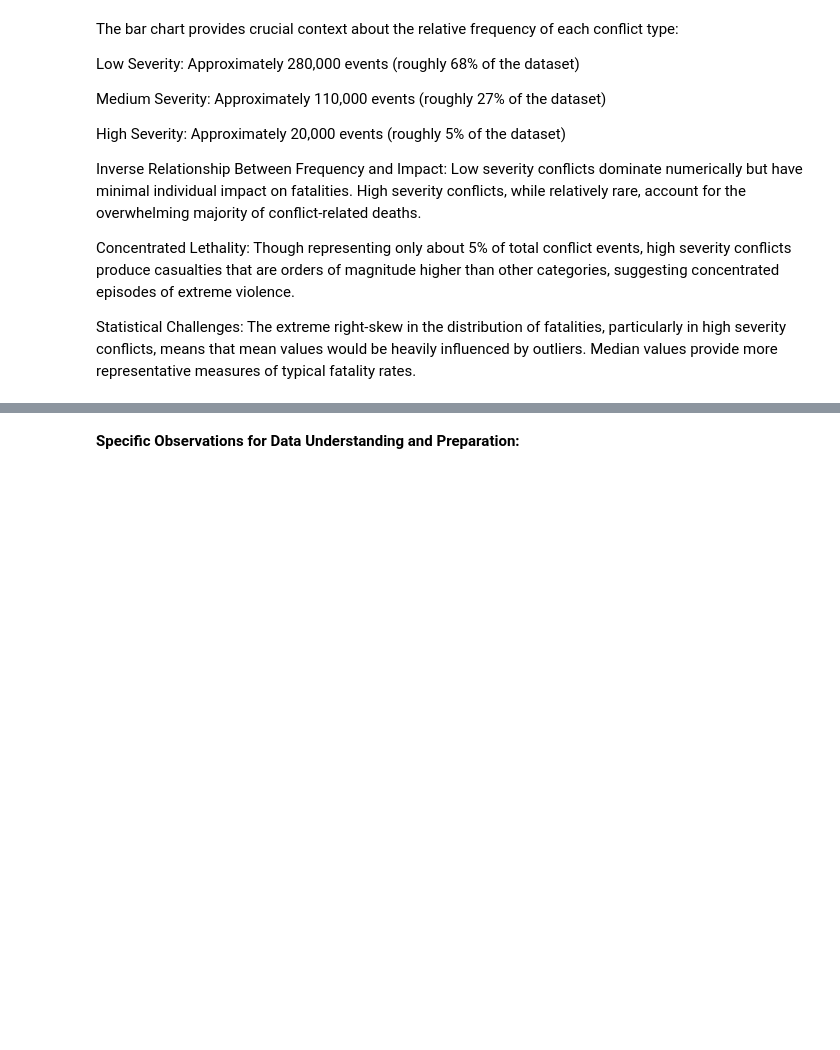
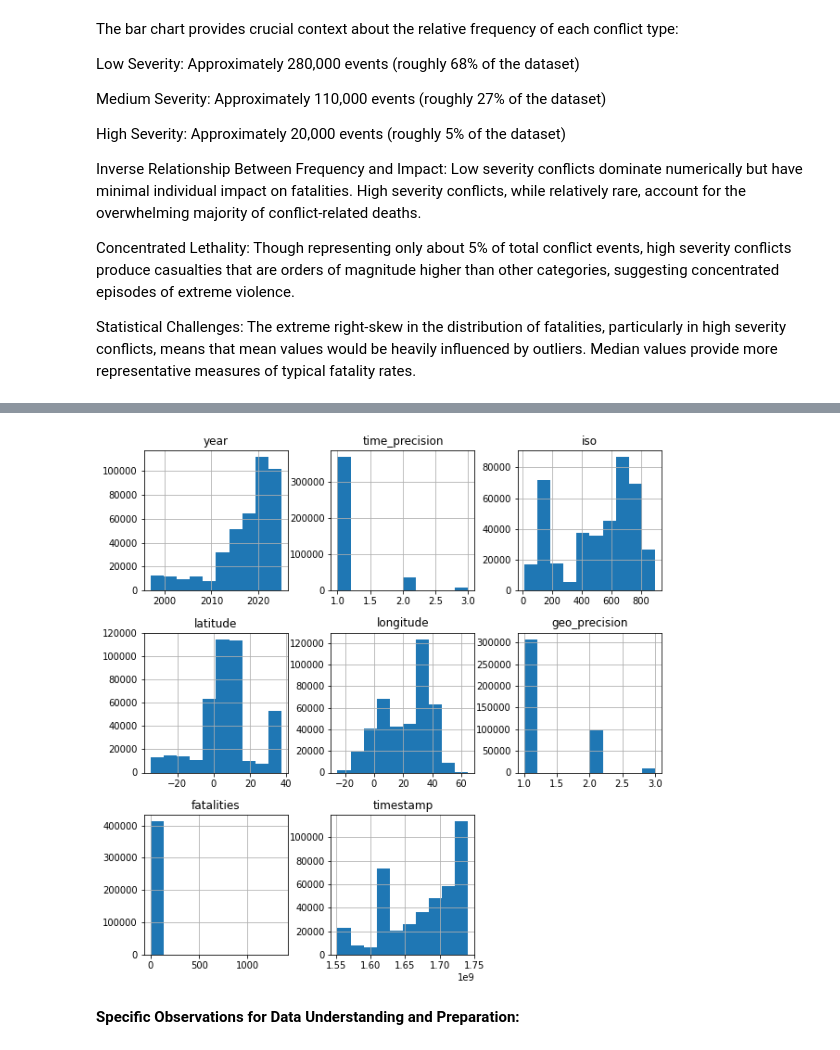
Before and after one commit to Collz472/DSF-PT08P5-GROUP-11-CAPSTONE-PROJECT, a Jupyter notebook: Working Folder/Josphat.ipynb, the cells around one changed output, grey strips where cells are left out. Cells and saved outputs as stored; diff of their text form; code cells hidden in the pictures; blank space fills up the shorter version.

```diff
--- a/Working Folder/Josphat.ipynb
+++ b/Working Folder/Josphat.ipynb
@@ -343,7 +343,7 @@ def categorize_fatalities(fatalities):
         return 'High'
 # %%
 data['conflict_severity'] = data['fatalities'].apply(categorize_fatalities)
-#df['conflict_severity'] = LabelEncoder().fit_transform(data['conflict_severity'])
+data['conflict_severity_coded'] = LabelEncoder().fit_transform(data['conflict_severity'])
 # %% [markdown]
 **Visualization**
 # %%
@@ -401,3 +401,8 @@ plt.show()
+# %%
+data[continuous_columns].hist(figsize=(10, 10), bins=10) #plot histograms
+plt.show()
+# %% [output]
+[figure, added]
 # %% [markdown]
 **Specific Observations for Data Understanding and Preparation:**
 # %% [markdown]
```
Also changed, not shown: parts of 1 cell of this notebook.
